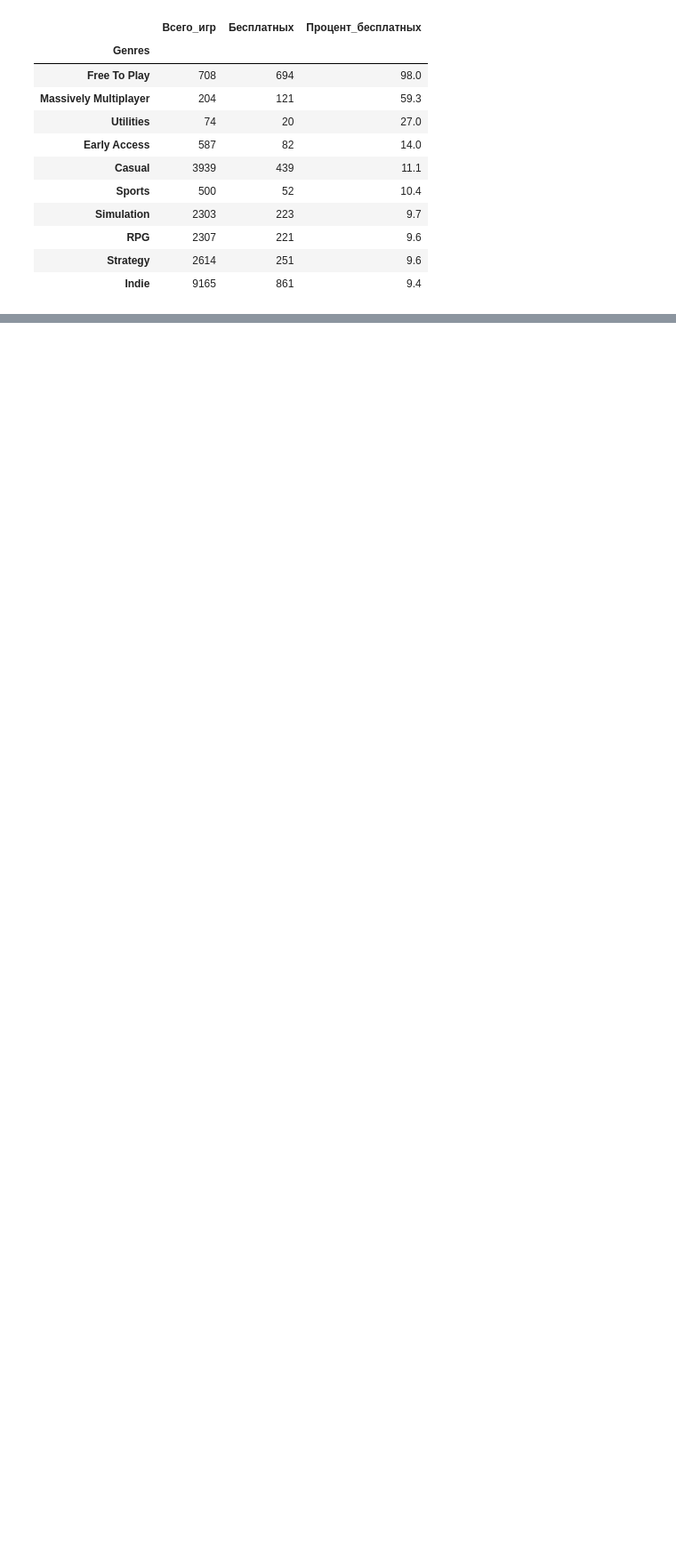
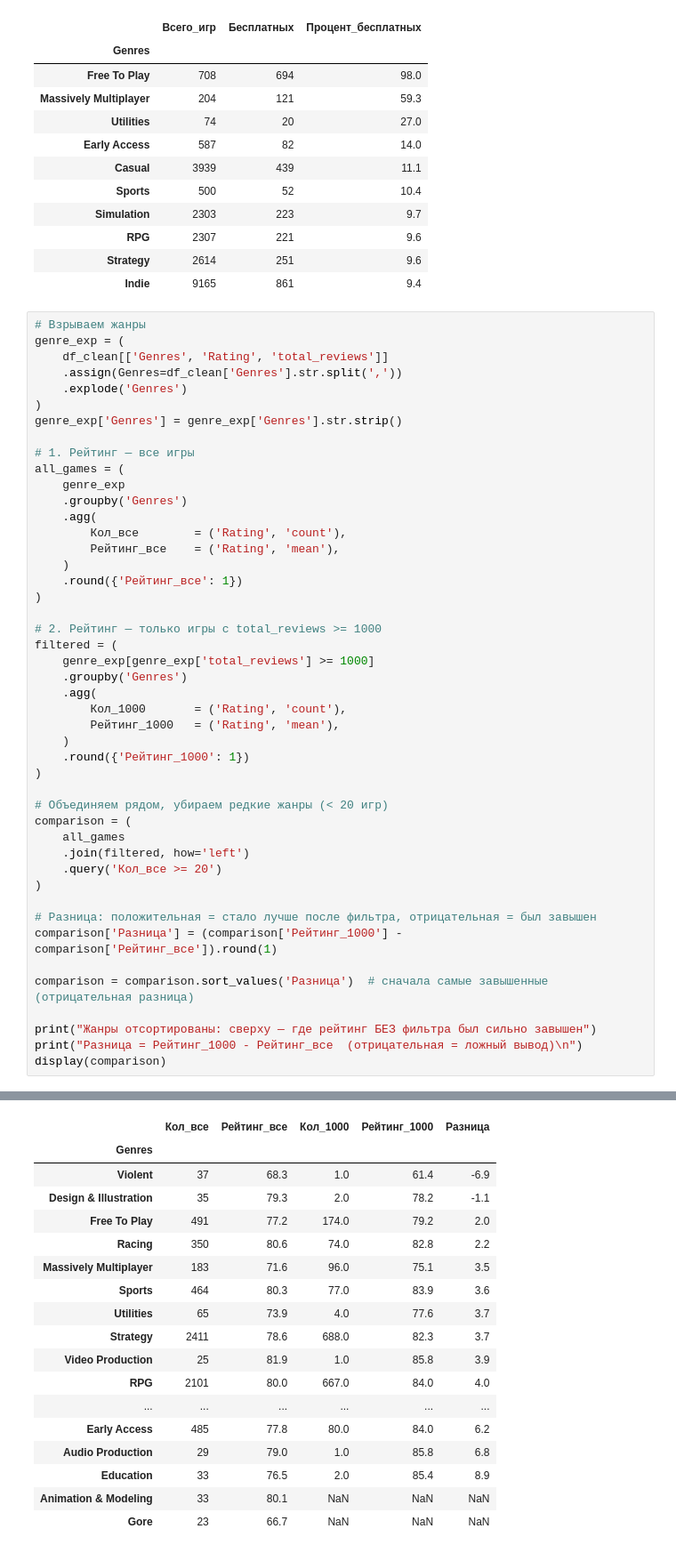
Before and after one commit to zhamilyasairan/YDL2026_Zhamilya, a Jupyter notebook: day2/lesson2_task_steamgames.ipynb, the cells around one changed output, grey strips where cells are left out. Shown at 89% size. Saved outputs shown, nothing was run; the diff lists cells and outputs as text; blank space fills up the shorter version.

```diff
--- a/day2/lesson2_task_steamgames.ipynb
+++ b/day2/lesson2_task_steamgames.ipynb
@@ -353,3 +353,50 @@ display(result_free)
 | RPG | 2307 | 221 | 9.6 |
 | Strategy | 2614 | 251 | 9.6 |
 | Indie | 9165 | 861 | 9.4 |
+# %%
+# Взрываем жанры
+genre_exp = (
+    df_clean[['Genres', 'Rating', 'total_reviews']]
+    .assign(Genres=df_clean['Genres'].str.split(','))
+    .explode('Genres')
+)
+genre_exp['Genres'] = genre_exp['Genres'].str.strip()
+
+# 1. Рейтинг — все игры
+all_games = (
+    genre_exp
+    .groupby('Genres')
+    .agg(
+        Кол_все        = ('Rating', 'count'),
+        Рейтинг_все    = ('Rating', 'mean'),
+    )
+    .round({'Рейтинг_все': 1})
+)
+
+# 2. Рейтинг — только игры с total_reviews >= 1000
+filtered = (
+    genre_exp[genre_exp['total_reviews'] >= 1000]
+    .groupby('Genres')
+    .agg(
+        Кол_1000       = ('Rating', 'count'),
+        Рейтинг_1000   = ('Rating', 'mean'),
+    )
+    .round({'Рейтинг_1000': 1})
+)
+
+# Объединяем рядом, убираем редкие жанры (< 20 игр)
+comparison = (
+    all_games
+    .join(filtered, how='left')
+    .query('Кол_все >= 20')
+)
+
+# Разница: положительная = стало лучше после фильтра, отрицательная = был завышен
+comparison['Разница'] = (comparison['Рейтинг_1000'] - comparison['Рейтинг_все']).round(1)
+
+comparison = comparison.sort_values('Разница')  # сначала самые завышенные (отрицательная разница)
+
+print("Жанры отсортированы: сверху — где рейтинг БЕЗ фильтра был сильно завышен")
+print("Разница = Рейтинг_1000 - Рейтинг_все  (отрицательная = ложный вывод)\n")
+display(comparison)
+# %% [output]
@@ -355,0 +405,18 @@ display(result_free)
+|  | Кол_все | Рейтинг_все | Кол_1000 | Рейтинг_1000 | Разница |
+| Genres |  |  |  |  |  |
+| Violent | 37 | 68.3 | 1.0 | 61.4 | -6.9 |
+| Design & Illustration | 35 | 79.3 | 2.0 | 78.2 | -1.1 |
+| Free To Play | 491 | 77.2 | 174.0 | 79.2 | 2.0 |
+| Racing | 350 | 80.6 | 74.0 | 82.8 | 2.2 |
+| Massively Multiplayer | 183 | 71.6 | 96.0 | 75.1 | 3.5 |
+| Sports | 464 | 80.3 | 77.0 | 83.9 | 3.6 |
+| Utilities | 65 | 73.9 | 4.0 | 77.6 | 3.7 |
+| Strategy | 2411 | 78.6 | 688.0 | 82.3 | 3.7 |
+| Video Production | 25 | 81.9 | 1.0 | 85.8 | 3.9 |
+| RPG | 2101 | 80.0 | 667.0 | 84.0 | 4.0 |
+| ... | ... | ... | ... | ... | ... |
+| Early Access | 485 | 77.8 | 80.0 | 84.0 | 6.2 |
+| Audio Production | 29 | 79.0 | 1.0 | 85.8 | 6.8 |
+| Education | 33 | 76.5 | 2.0 | 85.4 | 8.9 |
+| Animation & Modeling | 33 | 80.1 | NaN | NaN | NaN |
+| Gore | 23 | 66.7 | NaN | NaN | NaN |
```
Also changed, not shown: parts of 6 cells of this notebook, 6 other files.
